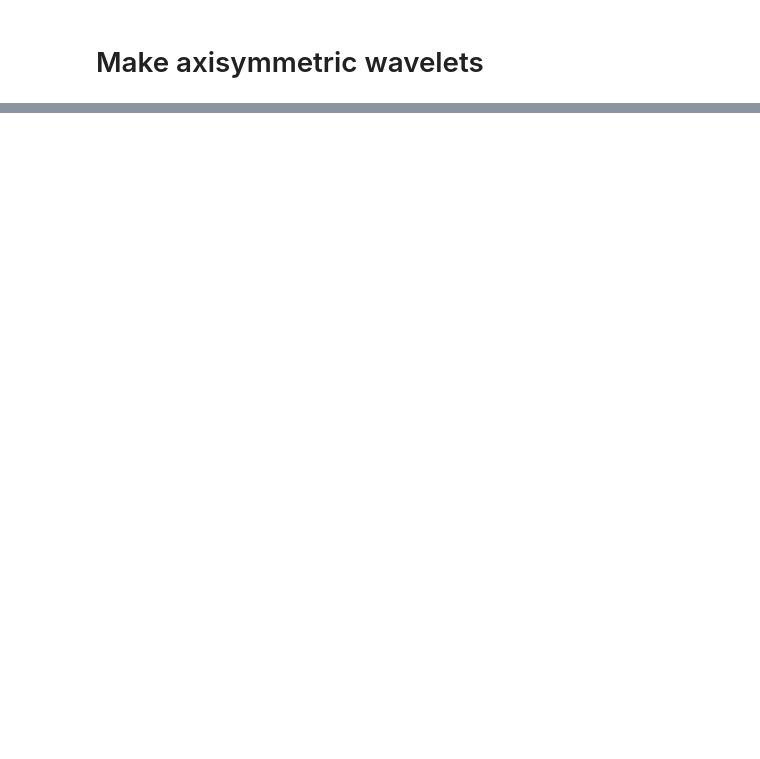
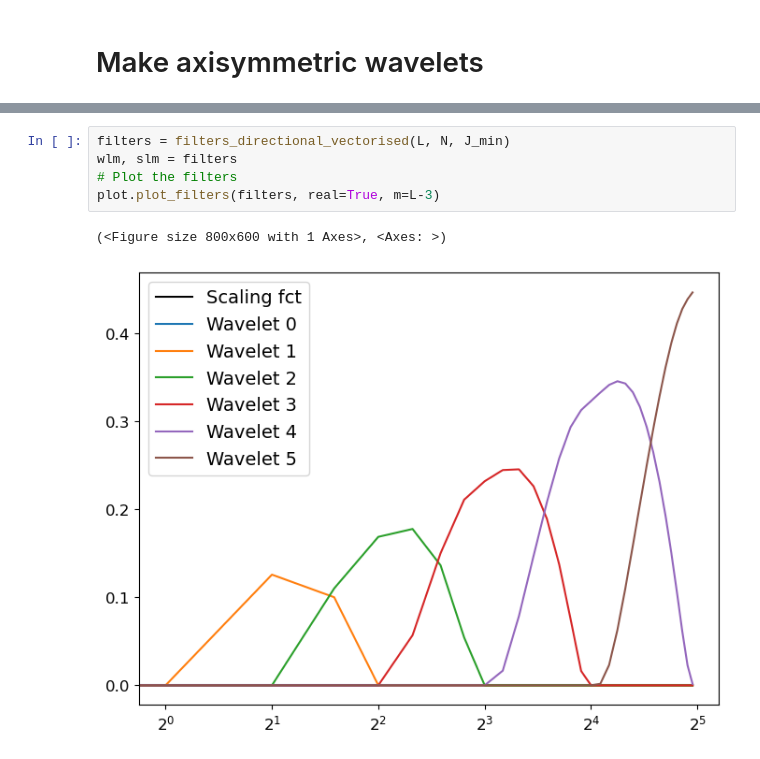
Before and after one commit to mousset/scatcovJAX, a Jupyter notebook: Notebooks/Build_wavelets.ipynb, the cells around one changed output, grey strips where cells are left out. Cells and saved outputs as stored; diff of their text form; blank space fills up the shorter version.

```diff
--- a/Notebooks/Build_wavelets.ipynb
+++ b/Notebooks/Build_wavelets.ipynb
@@ -47,0 +60,8 @@ plt.legend()
+# %%
+filters = filters_directional_vectorised(L, N, J_min)
+wlm, slm = filters
+# Plot the filters
+plot.plot_filters(filters, real=True, m=L-3)
+# %% [output]
+(<Figure size 800x600 with 1 Axes>, <Axes: >)
+[figure, added]
```
Also changed, not shown: parts of 18 cells of this notebook.
